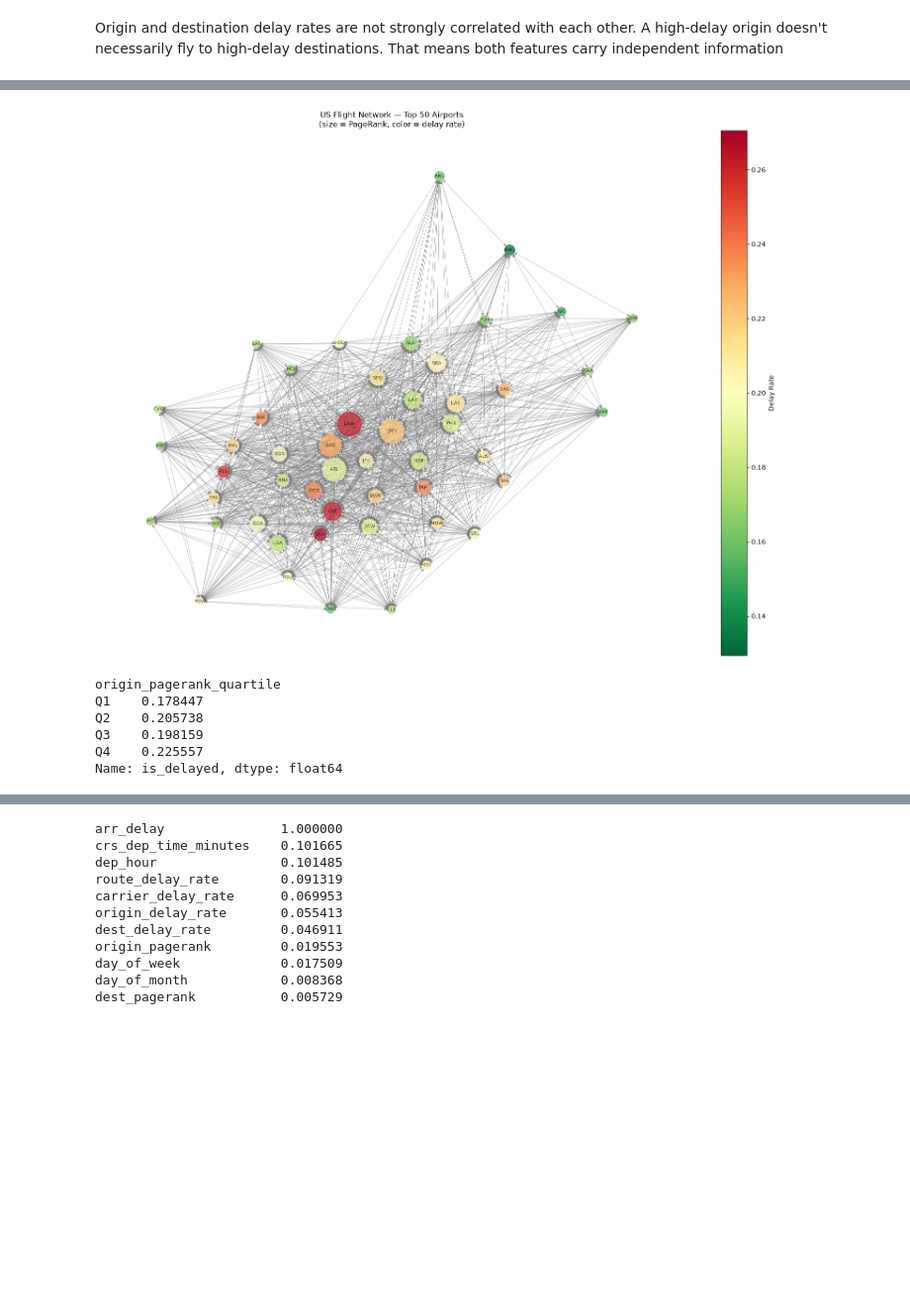
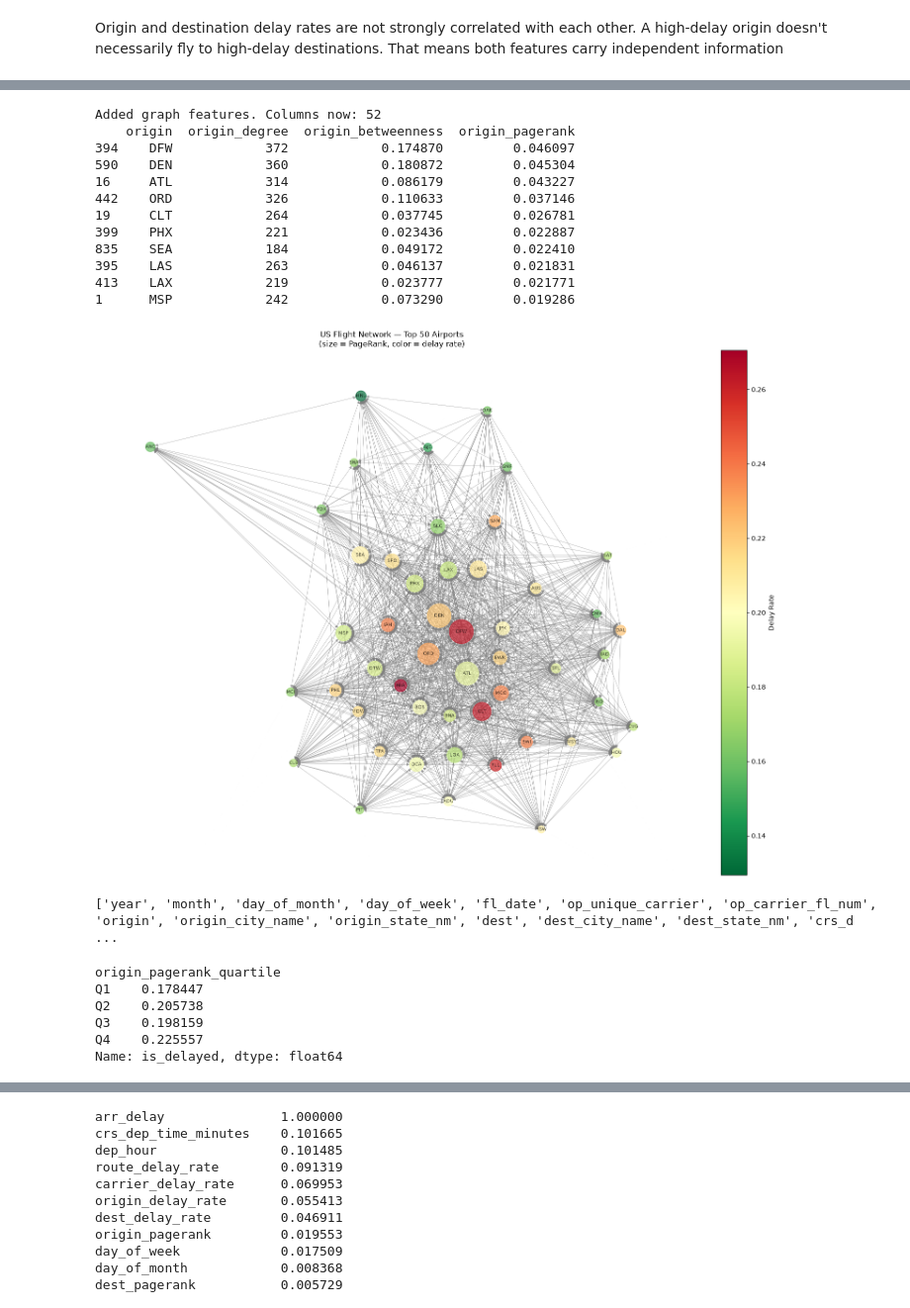
Before and after one commit to ilijahristov/flight_delay_prediction, a Jupyter notebook: notebooks/notebook.ipynb, the cells around one changed output, grey strips where cells are left out. Shown at 99% size. Drawn from its saved outputs; the diff is of its cells as text; code cells hidden in the pictures; blank space fills up the shorter version.

```diff
--- a/notebooks/notebook.ipynb
+++ b/notebooks/notebook.ipynb
@@ -576,56 +585,90 @@ Weight - Flight Count
 # %%
 import networkx as nx
 
-# Rebuild graph
+# Build graph
 route_counts = df.groupby(['origin', 'dest']).size().reset_index(name='weight')
 G = nx.from_pandas_edgelist(route_counts, source='origin', target='dest',
                              edge_attr='weight', create_using=nx.DiGraph())
 
-# Recompute metrics
+# Compute metrics
+degree = dict(G.degree())
+in_degree = dict(G.in_degree())
+out_degree = dict(G.out_degree())
+betweenness = nx.betweenness_centrality(G)
 pagerank = nx.pagerank(G)
 delay_rates = df.groupby('origin')['is_delayed'].mean()
 
-# Subgraph of top 50
+# Map metrics back to the DataFrame
+df['origin_degree'] = df['origin'].map(degree)
+df['origin_in_degree'] = df['origin'].map(in_degree)
+df['origin_betweenness'] = df['origin'].map(betweenness)
+df['origin_pagerank'] = df['origin'].map(pagerank)
+df['dest_degree'] = df['dest'].map(degree)
+df['dest_in_degree'] = df['dest'].map(in_degree)
+df['dest_betweenness'] = df['dest'].map(betweenness)
+df['dest_pagerank'] = df['dest'].map(pagerank)
+
+origin_counts = df['origin'].value_counts()
+df['origin_flight_count'] = df['origin'].map(origin_counts)
+
+print(f"Added graph features. Columns now: {df.shape[1]}")
+print(df[['origin', 'origin_degree', 'origin_betweenness', 'origin_pagerank']].drop_duplicates().sort_values('origin_pagerank', ascending=False).head(10))
+
+# Subgraph of top 50 for visualization
 top_airports = sorted(pagerank, key=pagerank.get, reverse=True)[:50]
 G_sub = G.subgraph(top_airports)
 
-# Sizes and colors
 node_sizes = [pagerank.get(n, 0) * 30000 for n in G_sub.nodes()]
 node_colors = [delay_rates.get(n, 0.2) for n in G_sub.nodes()]
 
-# Plot
 fig, ax = plt.subplots(figsize=(16, 12))
 pos = nx.spring_layout(G_sub, k=2, seed=42)
 nx.draw_networkx(G_sub, pos, ax=ax,
                   node_size=node_sizes,
                   node_color=node_colors,
                   cmap=plt.cm.RdYlGn_r,
                   edge_color='gray',
                   alpha=0.7,
                   width=0.3,
                   font_size=7,
                   with_labels=True)
 
 sm = plt.cm.ScalarMappable(cmap=plt.cm.RdYlGn_r,
                             norm=plt.Normalize(vmin=min(node_colors), vmax=max(node_colors)))
 sm.set_array([])
 plt.colorbar(sm, ax=ax, label='Delay Rate')
 ax.set_title('US Flight Network — Top 50 Airports\n(size = PageRank, color = delay rate)')
 ax.axis('off')
 plt.tight_layout()
 plt.show()
 # %% [output]
+Added graph features. Columns now: 52
+    origin  origin_degree  origin_betweenness  origin_pagerank
+394    DFW            372            0.174870         0.046097
+590    DEN            360            0.180872         0.045304
+16     ATL            314            0.086179         0.043227
+442    ORD            326            0.110633         0.037146
+19     CLT            264            0.037745         0.026781
+399    PHX            221            0.023436         0.022887
+835    SEA            184            0.049172         0.022410
+395    LAS            263            0.046137         0.021831
+413    LAX            219            0.023777         0.021771
+1      MSP            242            0.073290         0.019286
-[figure, old version]
+[figure, new version]
-# %%
-df['origin_pagerank_quartile'] = pd.qcut(df['origin_pagerank'], 4, labels=['Q1','Q2','Q3','Q4'])
-print(df.groupby('origin_pagerank_quartile')['is_delayed'].mean())
-# %% [output]
-origin_pagerank_quartile
-Q1    0.178447
-Q2    0.205738
-Q3    0.198159
-Q4    0.225557
-Name: is_delayed, dtype: float64
+# %%
+print(df.columns.tolist())
+# %% [output]
+['year', 'month', 'day_of_month', 'day_of_week', 'fl_date', 'op_unique_carrier', 'op_carrier_fl_num', 'origin', 'origin_city_name', 'origin_state_nm', 'dest', 'dest_city_name', 'dest_state_nm', 'crs_d ...
+# %%
+df['origin_pagerank_quartile'] = pd.qcut(df['origin_pagerank'], 4, labels=['Q1','Q2','Q3','Q4'])
+print(df.groupby('origin_pagerank_quartile')['is_delayed'].mean())
+# %% [output]
+origin_pagerank_quartile
+Q1    0.178447
+Q2    0.205738
+Q3    0.198159
+Q4    0.225557
+Name: is_delayed, dtype: float64
 # %%
 graph_cols = ['origin_degree', 'origin_betweenness', 'origin_pagerank',
               'dest_degree', 'dest_betweenness', 'dest_pagerank']
```
Also changed, not shown: parts of 14 cells of this notebook.
